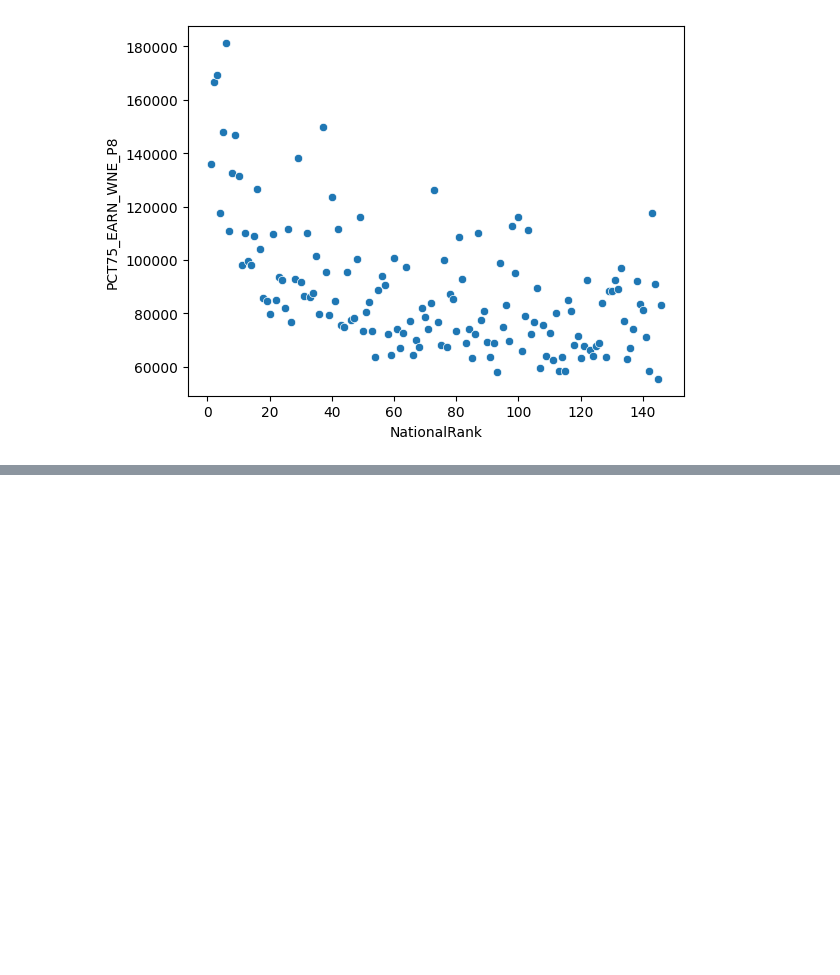
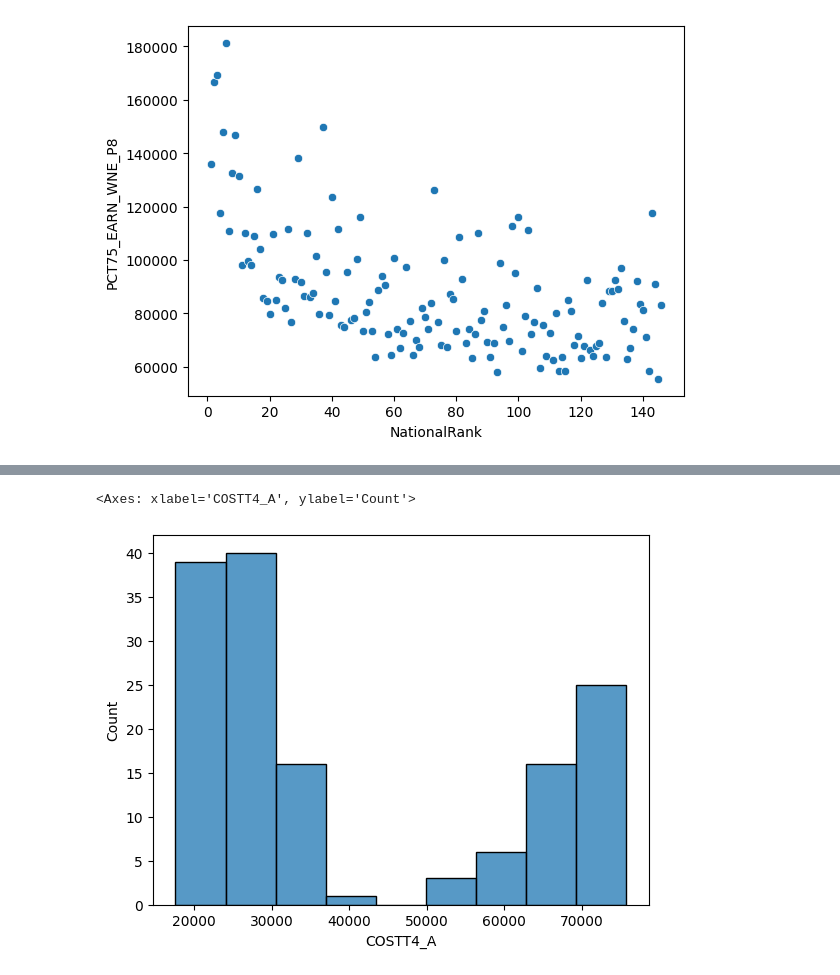
Before and after one commit to b4tan/College-Rank-and-Career-Success, a Jupyter notebook: 2018-2019-wrangle.ipynb, the cells around one changed output, grey strips where cells are left out. Drawn from its saved outputs; the diff is of its cells as text; code cells hidden in the pictures; blank space fills up the shorter version.

```diff
--- a/2018-2019-wrangle.ipynb
+++ b/2018-2019-wrangle.ipynb
@@ -135,0 +144,5 @@ sns.scatterplot( data = college_data, x = 'NationalRank', y = 'PCT75_EARN_WNE_P8
+# %%
+sns.histplot(college_data['COSTT4_A'])
+# %% [output]
+<Axes: xlabel='COSTT4_A', ylabel='Count'>
+[figure, added]
```
Also changed, not shown: parts of 7 cells of this notebook, 1 other file.
